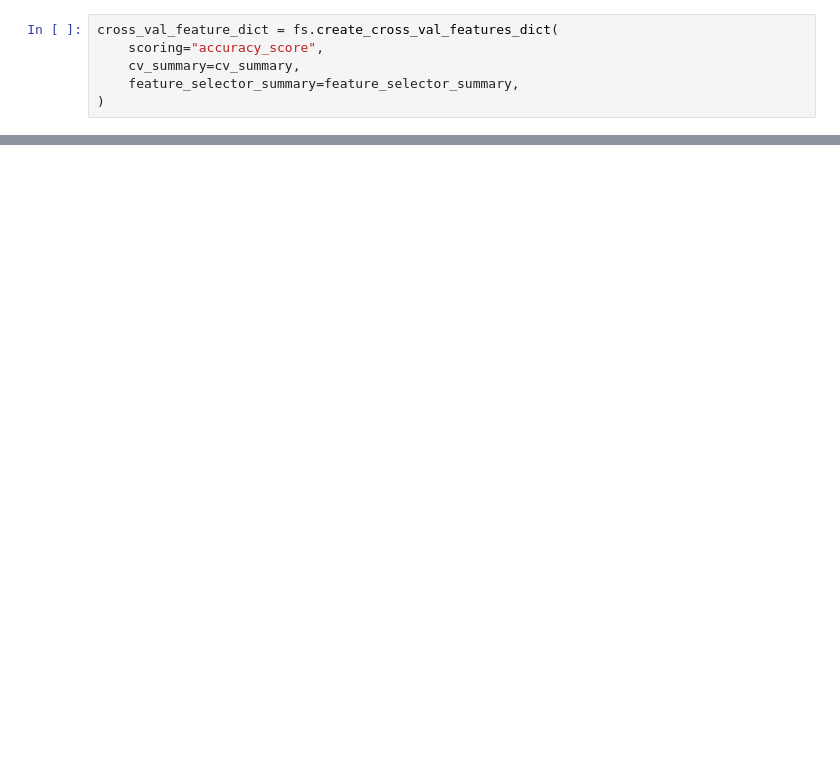
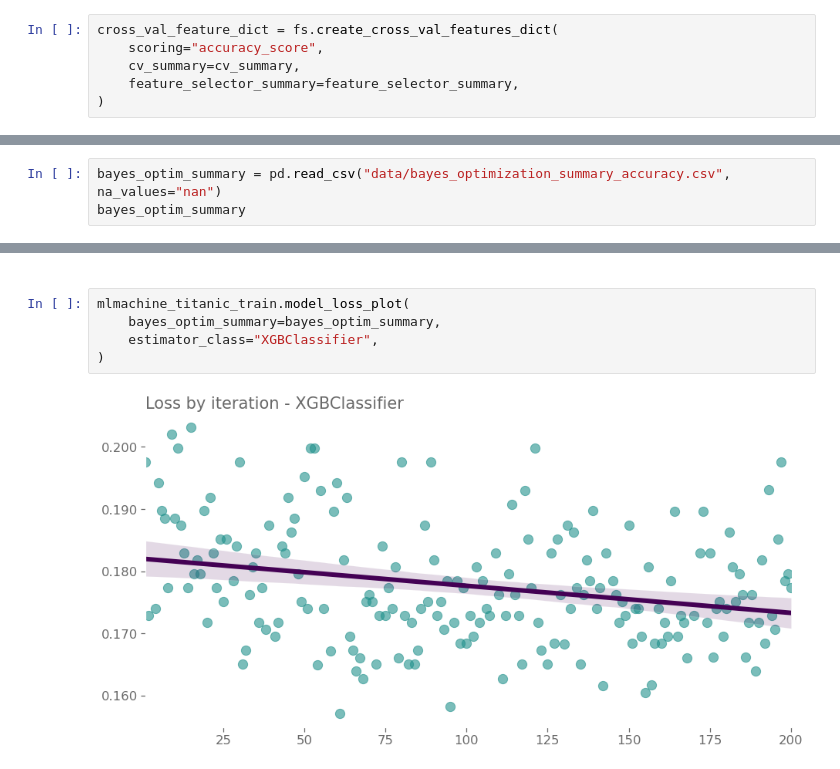
Before and after one commit to petersontylerd/mlmachine, a Jupyter notebook: notebooks/mlmachine_part_4.ipynb, the cells around one changed output, grey strips where cells are left out. Saved outputs shown, nothing was run; the diff lists cells and outputs as text; blank space fills up the shorter version.

```diff
--- a/notebooks/mlmachine_part_4.ipynb
+++ b/notebooks/mlmachine_part_4.ipynb
@@ -571,0 +426,3 @@ Continue to [Part 5](https://github.com/petersontylerd/mlmachine/blob/master/not
+# %%
+bayes_optim_summary = pd.read_csv("data/bayes_optimization_summary_accuracy.csv", na_values="nan")
+bayes_optim_summary
@@ -571,0 +464,9 @@ Continue to [Part 5](https://github.com/petersontylerd/mlmachine/blob/master/not
+# %% [markdown]
+<a id = 'Model-Optimization-Assessment'></a>
+# %%
+mlmachine_titanic_train.model_loss_plot(
+    bayes_optim_summary=bayes_optim_summary,
+    estimator_class="XGBClassifier",
+)
+# %% [output]
+[figure, added]
```
Also changed, not shown: parts of 84 cells of this notebook, 10 other files.
